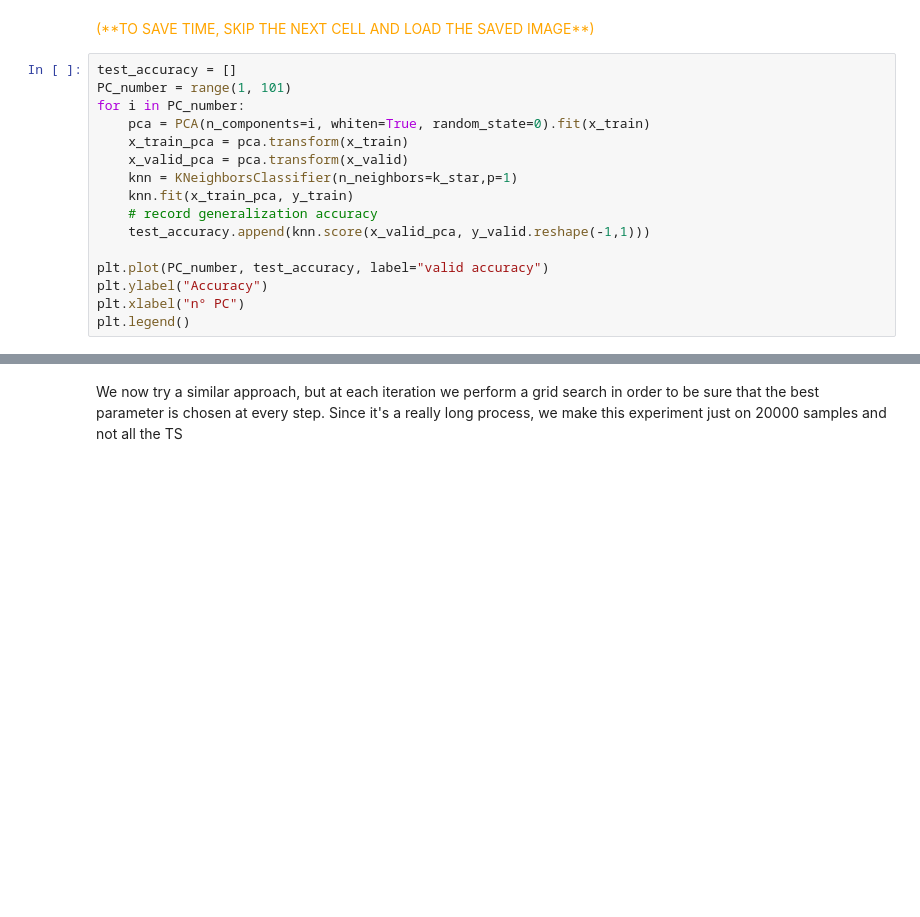
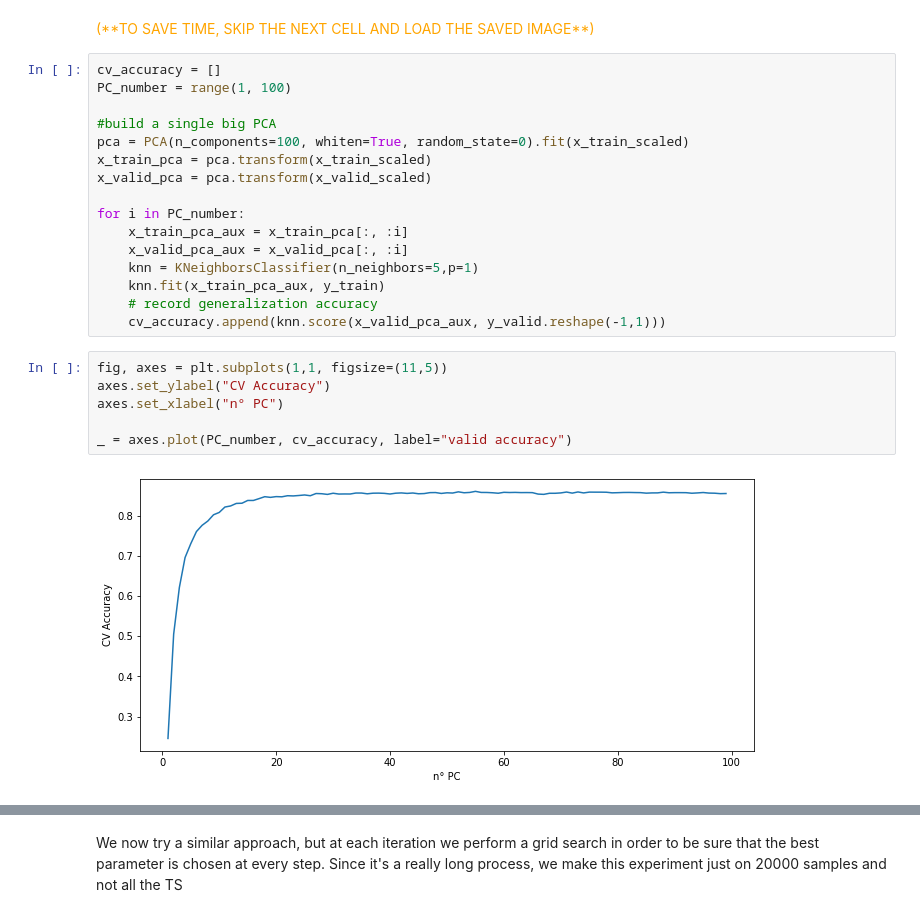
Before and after one commit to rmazzier/MLProjectDS-2020, a Jupyter notebook: All models.ipynb, the cells around one changed output, grey strips where cells are left out. Saved outputs shown, nothing was run; the diff lists cells and outputs as text; blank space fills up the shorter version.

Commit message:
better plots

```diff
--- a/All models.ipynb
+++ b/All models.ipynb
@@ -413,21 +413,29 @@ from sklearn.decomposition import PCA
 <font color='orange'>
 (**TO SAVE TIME, SKIP THE NEXT CELL AND LOAD THE SAVED IMAGE**)
 # %%
-test_accuracy = []
-PC_number = range(1, 101)
+cv_accuracy = []
+PC_number = range(1, 100)
+
+#build a single big PCA
+pca = PCA(n_components=100, whiten=True, random_state=0).fit(x_train_scaled)
+x_train_pca = pca.transform(x_train_scaled)
+x_valid_pca = pca.transform(x_valid_scaled)
+
 for i in PC_number:
-    pca = PCA(n_components=i, whiten=True, random_state=0).fit(x_train)
-    x_train_pca = pca.transform(x_train)
-    x_valid_pca = pca.transform(x_valid)
-    knn = KNeighborsClassifier(n_neighbors=k_star,p=1)
-    knn.fit(x_train_pca, y_train)
+    x_train_pca_aux = x_train_pca[:, :i]
+    x_valid_pca_aux = x_valid_pca[:, :i]
+    knn = KNeighborsClassifier(n_neighbors=5,p=1)
+    knn.fit(x_train_pca_aux, y_train)
     # record generalization accuracy
-    test_accuracy.append(knn.score(x_valid_pca, y_valid.reshape(-1,1)))
-
-plt.plot(PC_number, test_accuracy, label="valid accuracy")
-plt.ylabel("Accuracy")
-plt.xlabel("n° PC")
-plt.legend()
+    cv_accuracy.append(knn.score(x_valid_pca_aux, y_valid.reshape(-1,1)))
+# %%
+fig, axes = plt.subplots(1,1, figsize=(11,5))
+axes.set_ylabel("CV Accuracy")
+axes.set_xlabel("n° PC")
+
+_ = axes.plot(PC_number, cv_accuracy, label="valid accuracy")
+# %% [output]
+[figure, added]
 # %%
 #load the figure
 import matplotlib.image as mpimg
```
Also changed, not shown: parts of 5 cells of this notebook.
